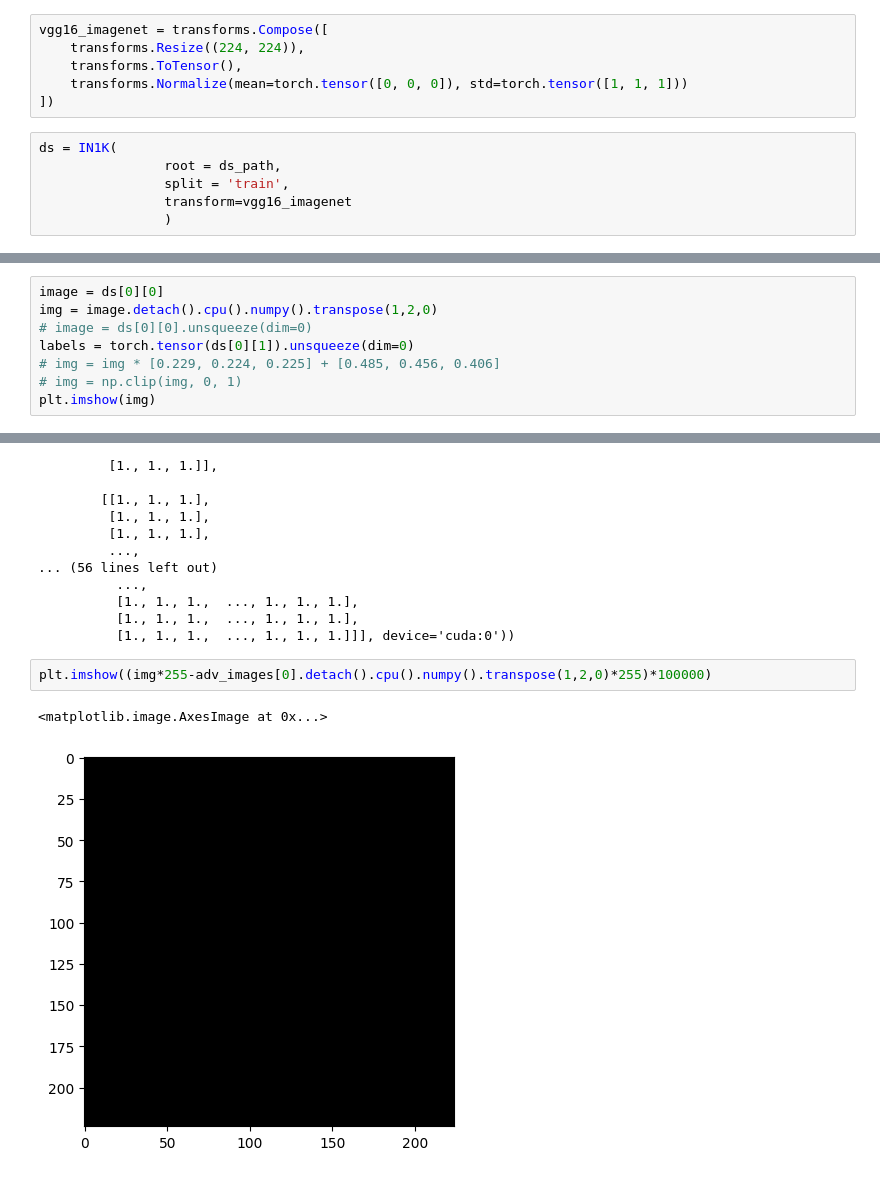
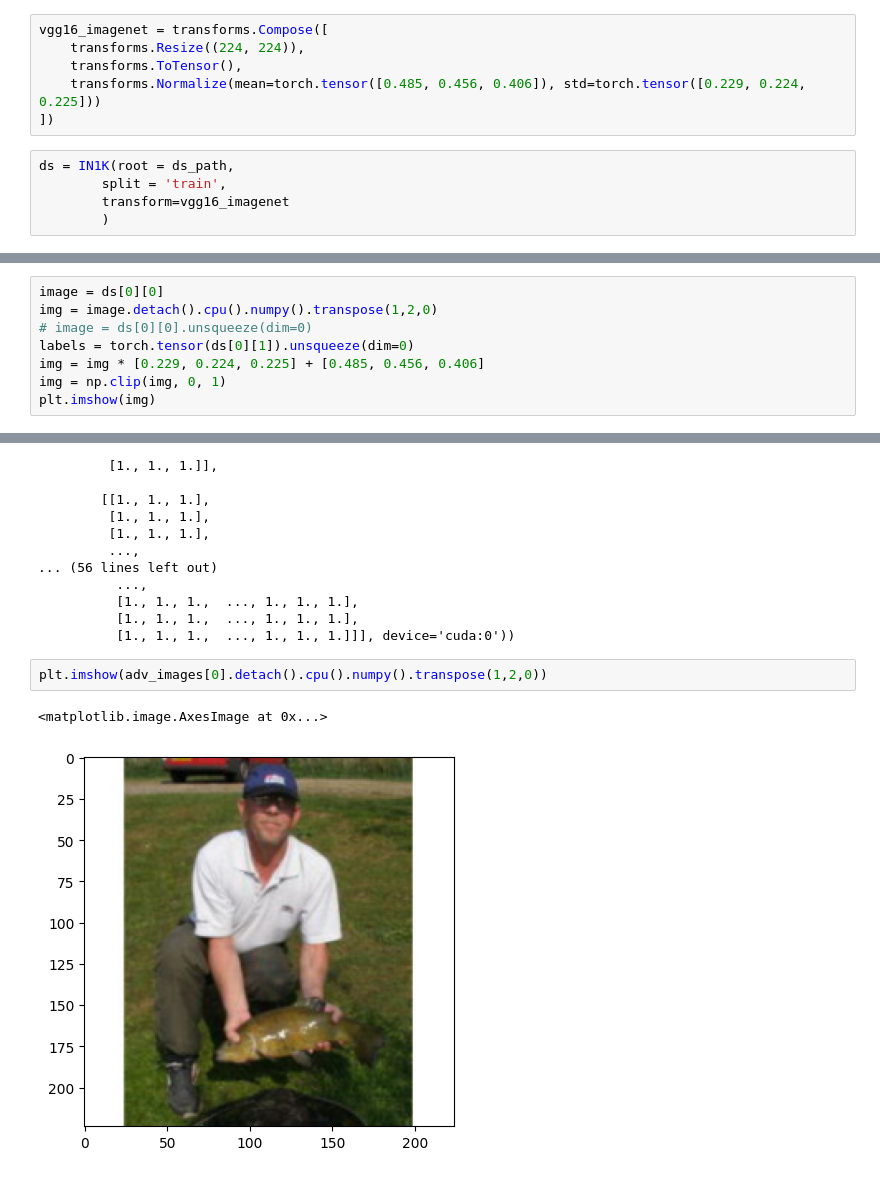
Before and after one commit to SSIGPRO/XAI, a Jupyter notebook: src/attacks.ipynb, the cells around one changed output, grey strips where cells are left out. Drawn from its saved outputs; the diff is of its cells as text.

```diff
--- a/src/attacks.ipynb
+++ b/src/attacks.ipynb
@@ -37,14 +33,13 @@ verbose = True
 vgg16_imagenet = transforms.Compose([
     transforms.Resize((224, 224)),
     transforms.ToTensor(),
-    transforms.Normalize(mean=torch.tensor([0, 0, 0]), std=torch.tensor([1, 1, 1]))
+    transforms.Normalize(mean=torch.tensor([0.485, 0.456, 0.406]), std=torch.tensor([0.229, 0.224, 0.225]))
 ])
 # %%
-ds = IN1K(
-                root = ds_path,
-                split = 'train',
-                transform=vgg16_imagenet
-                )
+ds = IN1K(root = ds_path,
+        split = 'train',
+        transform=vgg16_imagenet
+        )
 # %%
 ds[0]
 # %% [output]
@@ -70,8 +65,8 @@ image = ds[0][0]
 img = image.detach().cpu().numpy().transpose(1,2,0)
 # image = ds[0][0].unsqueeze(dim=0)
 labels = torch.tensor(ds[0][1]).unsqueeze(dim=0)
-# img = img * [0.229, 0.224, 0.225] + [0.485, 0.456, 0.406]
-# img = np.clip(img, 0, 1)
+img = img * [0.229, 0.224, 0.225] + [0.485, 0.456, 0.406]
+img = np.clip(img, 0, 1)
 plt.imshow(img)
 # %% [output]
 <matplotlib.image.AxesImage at 0x...>
@@ -124,7 +119,7 @@ img, adv_images[0]
           [1., 1., 1.,  ..., 1., 1., 1.],
           [1., 1., 1.,  ..., 1., 1., 1.]]], device='cuda:0'))
 # %%
-plt.imshow((img*255-adv_images[0].detach().cpu().numpy().transpose(1,2,0)*255)*100000)
+plt.imshow(adv_images[0].detach().cpu().numpy().transpose(1,2,0))
 # %% [output]
 <matplotlib.image.AxesImage at 0x...>
-[figure, old version]
+[figure, new version]
```
Also changed, not shown: parts of 4 cells of this notebook, 4 other files.
